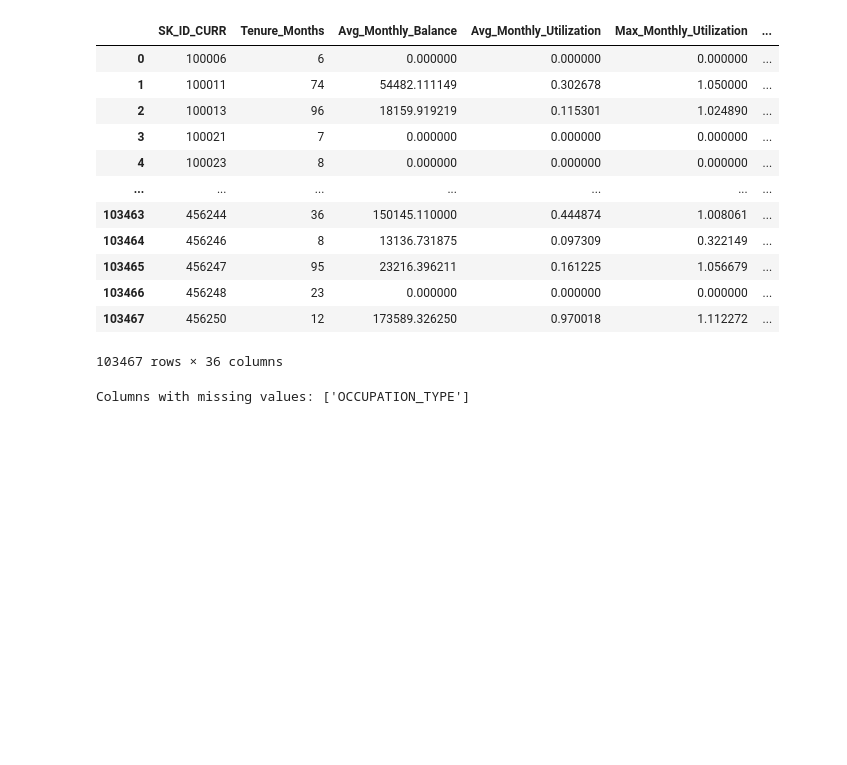
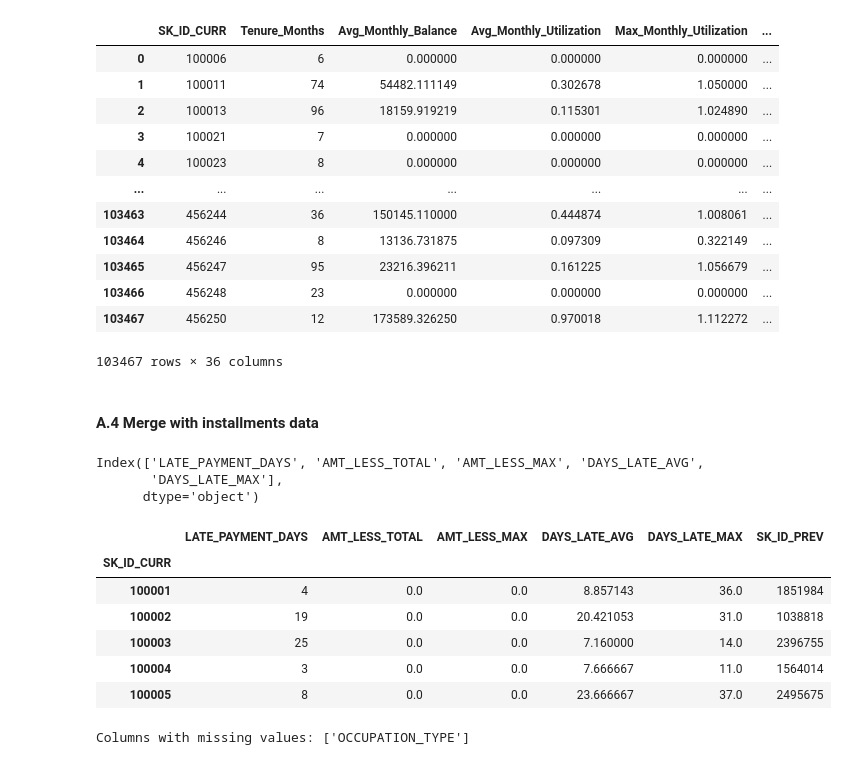
Before and after one commit to dev-dords/ML2_Project, a Jupyter notebook: LT3 - ML2 Final Project.ipynb, the cells around one changed output. Drawn from its saved outputs; the diff is of its cells as text; code cells hidden in the pictures; blank space fills up the shorter version.

```diff
--- a/LT3 - ML2 Final Project.ipynb
+++ b/LT3 - ML2 Final Project.ipynb
@@ -276,3 +278,5 @@ df_joined
 | 103466 | 456248 | 23 | 0.000000 | 0.000000 | 0.000000 | ... |
 | 103467 | 456250 | 12 | 173589.326250 | 0.970018 | 1.112272 | ... |
 103467 rows × 36 columns
+# %% [markdown]
+#### A.4 Merge with installments data
@@ -278,0 +288,54 @@ df_joined
+# %%
+installments_info["LATE_PAYMENT"] = installments_info["DAYS_ENTRY_PAYMENT"] < installments_info["DAYS_INSTALMENT"]
+installments_info["LATE_PAYMENT"] = installments_info["LATE_PAYMENT"].astype(int)
+
+installments_info["DAYS_LATE"] = installments_info["DAYS_ENTRY_PAYMENT"] - installments_info["DAYS_INSTALMENT"]
+installments_info["DAYS_LATE"] = np.abs(np.where(installments_info["DAYS_LATE"] < 0, installments_info["DAYS_LATE"], 0))
+
+installments_info["AMT_LESS"] = np.abs(np.where(installments_info["AMT_PAYMENT"] < installments_info["AMT_INSTALMENT"], installments_info["AMT_PAYMENT"] - installments_info["AMT_INSTALMENT"], 0))
+# %%
+latest_installment = (
+  installments_info
+  .sort_values(['SK_ID_CURR', 'NUM_INSTALMENT_NUMBER'])
+  .groupby('SK_ID_CURR')
+  .last()['SK_ID_PREV']
+)
+latest_installment.head()
+agg_functions = {
+    'LATE_PAYMENT': ['sum'],
+    'AMT_LESS': ['sum', 'max'],
+    'DAYS_LATE': ['mean', 'max']
+}
+
+installments_agg = (
+  installments_info
+  .groupby("SK_ID_CURR")
+  .agg(agg_functions)
+  .fillna(0)
+  .replace([np.inf, -np.inf], 0)
+)
+installments_agg.columns = [f'{col[0]}_{col[1]}' for col in installments_agg.columns]
+installments_agg = installments_agg.rename(columns={
+    'LATE_PAYMENT_sum': 'LATE_PAYMENT_DAYS',
+    'AMT_LESS_sum': 'AMT_LESS_TOTAL',
+    'AMT_LESS_max': 'AMT_LESS_MAX',
+    'DAYS_LATE_mean': 'DAYS_LATE_AVG',
+    'DAYS_LATE_max': 'DAYS_LATE_MAX',
+})
+print(installments_agg.columns)
+
+installments_agg = pd.merge(installments_agg, latest_installment,
+                           how="inner",
+                           left_index=True, right_index=True)
+installments_agg.head()
+# %% [output]
+Index(['LATE_PAYMENT_DAYS', 'AMT_LESS_TOTAL', 'AMT_LESS_MAX', 'DAYS_LATE_AVG',
+       'DAYS_LATE_MAX'],
+      dtype='object')
+|  | LATE_PAYMENT_DAYS | AMT_LESS_TOTAL | AMT_LESS_MAX | DAYS_LATE_AVG | DAYS_LATE_MAX | SK_ID_PREV |
+| SK_ID_CURR |  |  |  |  |  |  |
+| 100001 | 4 | 0.0 | 0.0 | 8.857143 | 36.0 | 1851984 |
+| 100002 | 19 | 0.0 | 0.0 | 20.421053 | 31.0 | 1038818 |
+| 100003 | 25 | 0.0 | 0.0 | 7.160000 | 14.0 | 2396755 |
+| 100004 | 3 | 0.0 | 0.0 | 7.666667 | 11.0 | 1564014 |
+| 100005 | 8 | 0.0 | 0.0 | 23.666667 | 37.0 | 2495675 |
```
Also changed, not shown: parts of 8 cells of this notebook.
